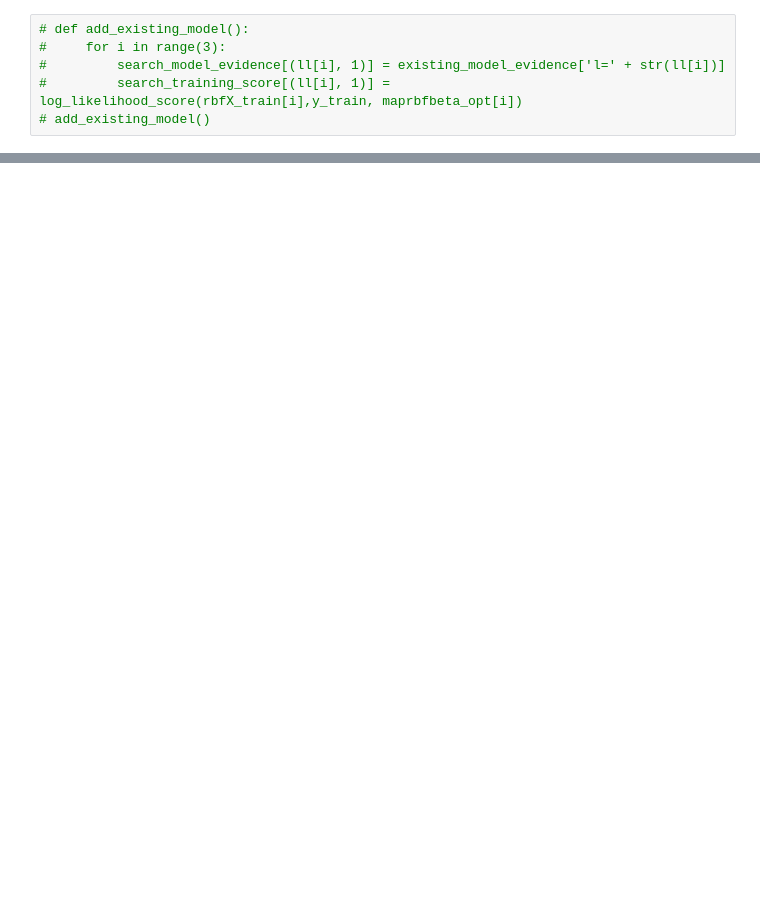
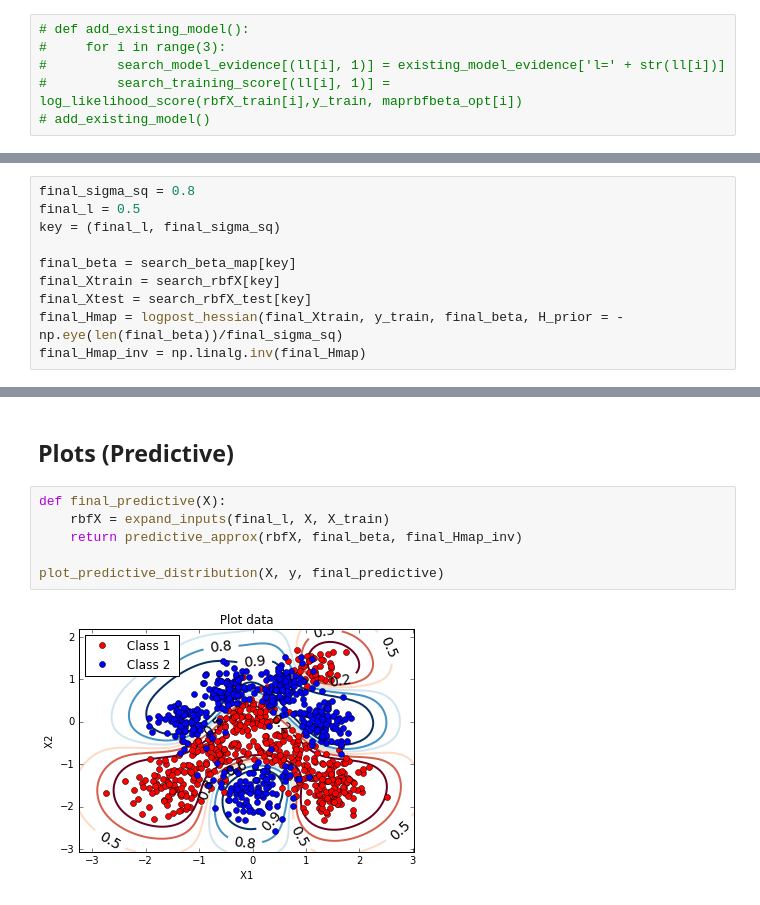
Before and after one commit to tpl2go/MLSALT1-coursework, a Jupyter notebook: MLSALT1 Coursework.ipynb, the cells around one changed output, grey strips where cells are left out. Drawn from its saved outputs; the diff is of its cells as text; blank space fills up the shorter version.

```diff
--- a/MLSALT1 Coursework.ipynb
+++ b/MLSALT1 Coursework.ipynb
@@ -997,0 +993,10 @@ grid_search(prior_sigma, lll)
+# %%
+final_sigma_sq = 0.8
+final_l = 0.5
+key = (final_l, final_sigma_sq)
+
+final_beta = search_beta_map[key]
+final_Xtrain = search_rbfX[key]
+final_Xtest = search_rbfX_test[key]
+final_Hmap = logpost_hessian(final_Xtrain, y_train, final_beta, H_prior = -np.eye(len(final_beta))/final_sigma_sq)
+final_Hmap_inv = np.linalg.inv(final_Hmap)
@@ -997,0 +1016,10 @@ grid_search(prior_sigma, lll)
+# %% [markdown]
+## Plots (Predictive)
+# %%
+def final_predictive(X):
+    rbfX = expand_inputs(final_l, X, X_train)
+    return predictive_approx(rbfX, final_beta, final_Hmap_inv)
+
+plot_predictive_distribution(X, y, final_predictive)
+# %% [output]
+[figure, added]
```
Also changed, not shown: parts of 55 cells of this notebook.
